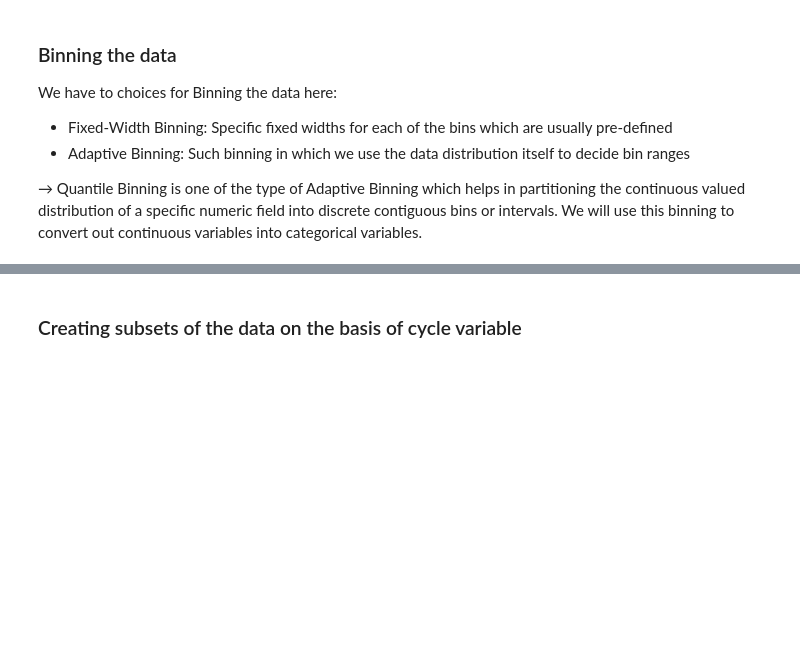
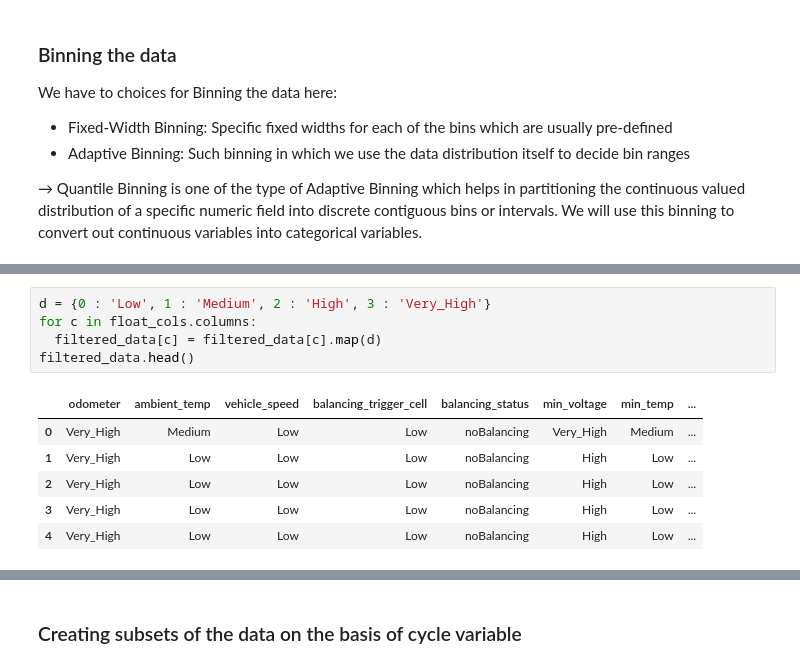
Before and after one commit to musman2012/ml-data_science, a Jupyter notebook: SOH_Prediction/Phase_II_ML.ipynb, the cells around one changed output, grey strips where cells are left out. Drawn from its saved outputs; the diff is of its cells as text; blank space fills up the shorter version.

```diff
--- a/SOH_Prediction/Phase_II_ML.ipynb
+++ b/SOH_Prediction/Phase_II_ML.ipynb
@@ -119,3 +177,15 @@ Index(['odometer', 'balancing_trigger_cell', 'min_temp', 'traction_voltage',
+# %%
+d = {0 : 'Low', 1 : 'Medium', 2 : 'High', 3 : 'Very_High'}
+for c in float_cols.columns:
+  filtered_data[c] = filtered_data[c].map(d)
+filtered_data.head()
+# %% [output]
+|  | odometer | ambient_temp | vehicle_speed | balancing_trigger_cell | balancing_status | min_voltage | min_temp | ... |
+| 0 | Very_High | Medium | Low | Low | noBalancing | Very_High | Medium | ... |
+| 1 | Very_High | Low | Low | Low | noBalancing | High | Low | ... |
+| 2 | Very_High | Low | Low | Low | noBalancing | High | Low | ... |
+| 3 | Very_High | Low | Low | Low | noBalancing | High | Low | ... |
+| 4 | Very_High | Low | Low | Low | noBalancing | High | Low | ... |
 # %%
 for c in filtered_data.columns:
   print("Column", c)
```
Also changed, not shown: parts of 7 cells of this notebook.
